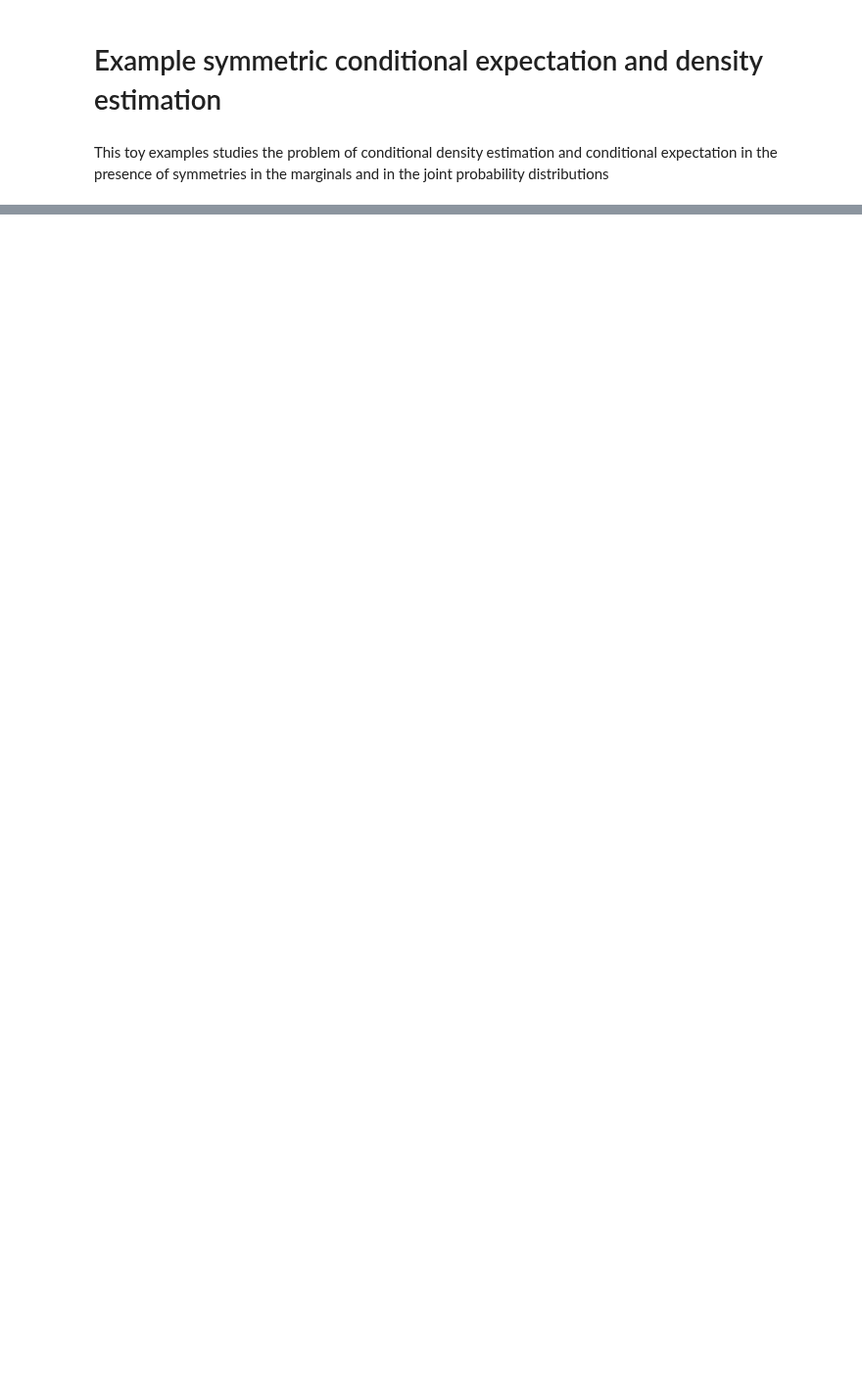
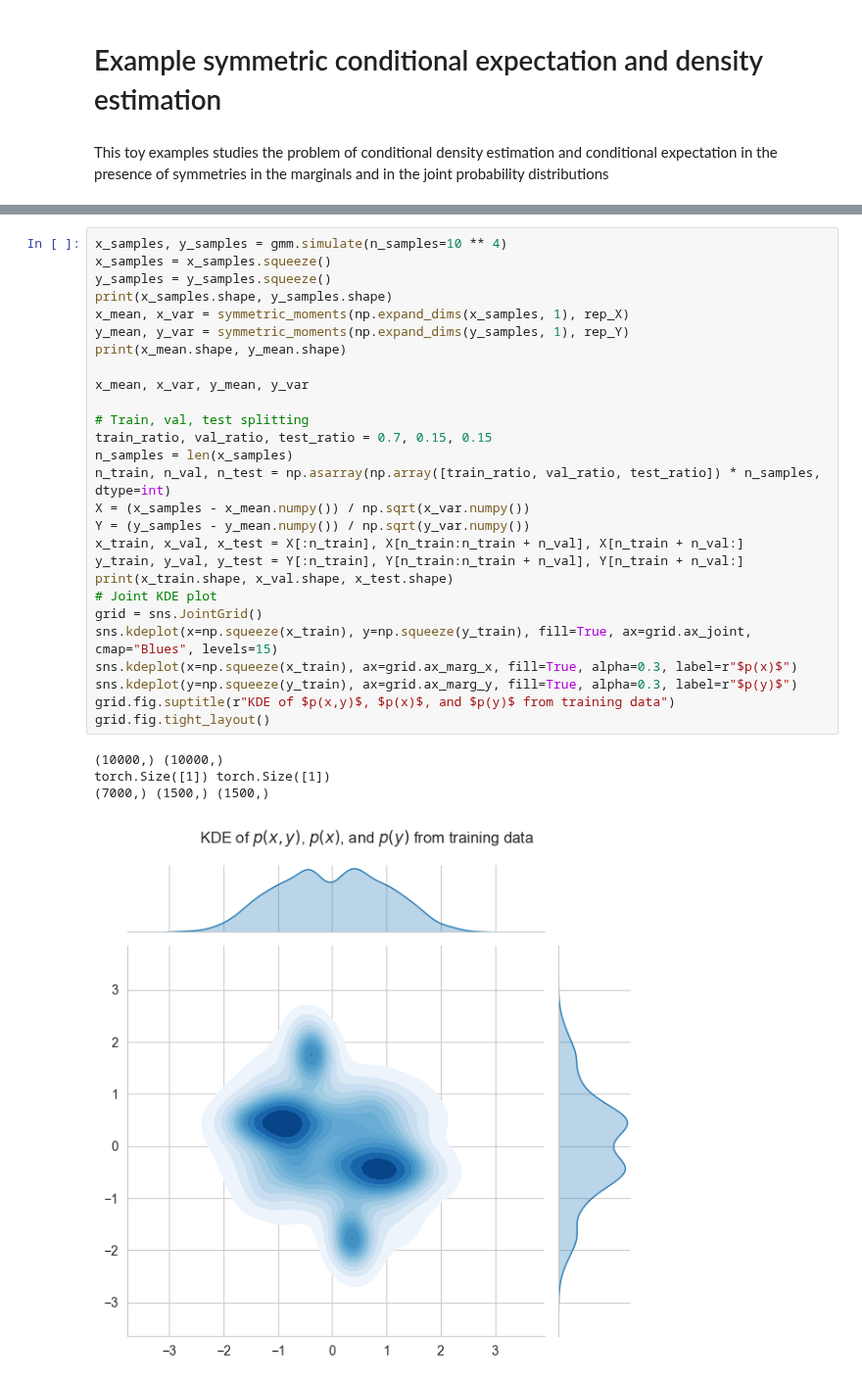
Before and after one commit to Danfoa/symm_rep_learn, a Jupyter notebook: NCP/examples/symmetric_1D.ipynb, the cells around one changed output, grey strips where cells are left out. Shown at 98% size. Cells and saved outputs as stored; diff of their text form; blank space fills up the shorter version.

```diff
--- a/NCP/examples/symmetric_1D.ipynb
+++ b/NCP/examples/symmetric_1D.ipynb
@@ -119,0 +47,32 @@ plt.show()
+# %%
+x_samples, y_samples = gmm.simulate(n_samples=10 ** 4)
+x_samples = x_samples.squeeze()
+y_samples = y_samples.squeeze()
+print(x_samples.shape, y_samples.shape)
+x_mean, x_var = symmetric_moments(np.expand_dims(x_samples, 1), rep_X)
+y_mean, y_var = symmetric_moments(np.expand_dims(y_samples, 1), rep_Y)
+print(x_mean.shape, y_mean.shape)
+
+x_mean, x_var, y_mean, y_var
+
+# Train, val, test splitting
+train_ratio, val_ratio, test_ratio = 0.7, 0.15, 0.15
+n_samples = len(x_samples)
+n_train, n_val, n_test = np.asarray(np.array([train_ratio, val_ratio, test_ratio]) * n_samples, dtype=int)
+X = (x_samples - x_mean.numpy()) / np.sqrt(x_var.numpy())
+Y = (y_samples - y_mean.numpy()) / np.sqrt(y_var.numpy())
+x_train, x_val, x_test = X[:n_train], X[n_train:n_train + n_val], X[n_train + n_val:]
+y_train, y_val, y_test = Y[:n_train], Y[n_train:n_train + n_val], Y[n_train + n_val:]
+print(x_train.shape, x_val.shape, x_test.shape)
+# Joint KDE plot
+grid = sns.JointGrid()
+sns.kdeplot(x=np.squeeze(x_train), y=np.squeeze(y_train), fill=True, ax=grid.ax_joint, cmap="Blues", levels=15)
+sns.kdeplot(x=np.squeeze(x_train), ax=grid.ax_marg_x, fill=True, alpha=0.3, label=r"$p(x)$")
+sns.kdeplot(y=np.squeeze(y_train), ax=grid.ax_marg_y, fill=True, alpha=0.3, label=r"$p(y)$")
+grid.fig.suptitle(r"KDE of $p(x,y)$, $p(x)$, and $p(y)$ from training data")
+grid.fig.tight_layout()
+# %% [output]
+(10000,) (10000,)
+torch.Size([1]) torch.Size([1])
+(7000,) (1500,) (1500,)
+[figure, added]
```
Also changed, not shown: parts of 8 cells of this notebook, 4 other files.
